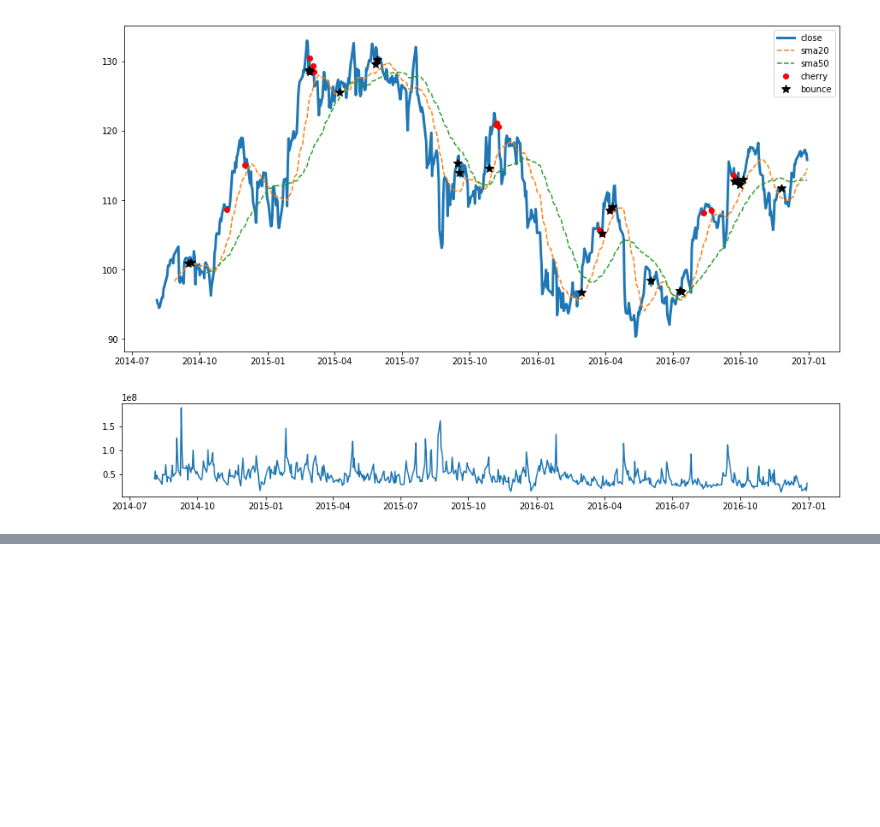
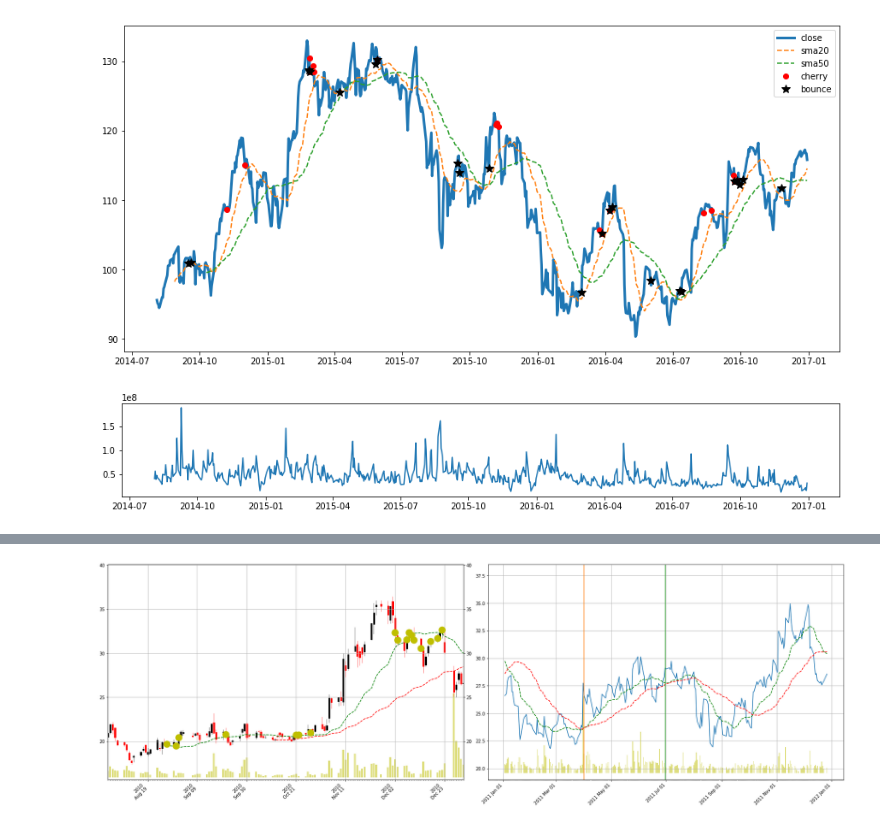
Before and after one commit to ajmal017/trade_analytics, a Jupyter notebook: trade_analytics/trade_analytics.ipynb, the cells around one changed output, grey strips where cells are left out. Saved outputs shown, nothing was run; the diff lists cells and outputs as text; code cells hidden in the pictures; blank space fills up the shorter version.

Commit message:
done chart server

```diff
--- a/trade_analytics/trade_analytics.ipynb
+++ b/trade_analytics/trade_analytics.ipynb
@@ -468,11 +424,0 @@ stop
-# %%
-from featureapp import tornadosebsocket_A as twbskt
-import threading
-import pandas as pd
-df=pd.DataFrame({'A':[1,2,3,4],'B':[8,7,6,5]})
-
-twbskt.RUN(df.copy())
-
-# thrd=threading.Thread(target=twbskt.RUN,args=(df.copy(),))
-# thrd.start()
-# thrd.join()
@@ -480,0 +425,86 @@ stopped
+# %%
+def MakeChart(dF,T0,T,featcols):
+    df=dF[T0:T].copy()
+    dfperf=dF[T:(T+pd.DateOffset(360)).date()].copy()
+
+    autodate=AutoDateLocator()
+    mondays = WeekdayLocator(MONDAY)        # major ticks on the mondays
+    alldays = DayLocator()              # minor ticks on the days
+    weekFormatter = DateFormatter('%Y\n %b %d')  # e.g., Jan 12
+    dayFormatter = DateFormatter('%d')      # e.g., 12
+
+    fig, ax = plt.subplots(1,2,figsize=(30,10))
+    fig.subplots_adjust(bottom=0.2)
+    ax[0].xaxis.set_major_locator(autodate)
+    ax[0].xaxis.set_minor_locator(alldays)
+    ax[0].xaxis.set_major_formatter(weekFormatter)
+
+
+
+    quotes=[tuple(x) for x in df[['datenum','Open','High','Low','Close','Volume']].to_records(index=False)]
+    ret=candlestick_ohlc(ax[0], quotes, width=0.6)
+    ax[0].plot(df['datenum'],df['sma20'],'g--',label='sma20')
+    ax[0].plot(df['datenum'],df['sma50'],'r--',label='sma50')
+
+    L=df['High'].max()-df['Low'].min()
+    mm=df['Volume'].max()
+    print mm
+    ax[0].bar(df['datenum'],0.5*L*df['Volume']/mm,bottom=df['Low'].min()-1.5,color='y',alpha=0.5)
+#     volume_overlay3(ax[0], quotes, colorup='k', colordown='r', width=4, alpha=1.0)
+
+    for ff in  featcols:
+        dp=df[df[ff]==True]
+        ax[0].plot(dp['datenum'],dp['Close'],'y',marker='o',markersize=15,linestyle='',label=ff)
+
+    ax[0].set_xlim(quotes[0][0],quotes[-1][0])
+    ax[0].set_ylim(df['Low'].min()*0.9,df['High'].max()*1.1)
+    ax[0].grid()
+
+    ax2 = ax[0].twinx()
+    ax2.set_ylim(df['Low'].min()*0.9,df['High'].max()*1.1)
+#     ax2.set_yticks( )
+
+    ax[0].xaxis_date()
+    ax[0].autoscale_view()
+    plt.setp(ax[0].get_xticklabels(), rotation=45, horizontalalignment='right')
+
+    autodate=AutoDateLocator()
+    mondays = WeekdayLocator(MONDAY)        # major ticks on the mondays
+    alldays = DayLocator()              # minor ticks on the days
+    weekFormatter = DateFormatter('%Y %b %d')  # e.g., Jan 12
+    dayFormatter = DateFormatter('%d')      # e.g., 12
+
+    ax[1].xaxis.set_major_locator(autodate)
+    ax[1].xaxis.set_minor_locator(alldays)
+    ax[1].xaxis.set_major_formatter(weekFormatter)
+
+    ax[1].plot(dfperf['datenum'],dfperf['Close'],label='Close')
+    ax[1].plot(dfperf['datenum'],dfperf['sma20'],'g--',label='sma20')
+    ax[1].plot(dfperf['datenum'],dfperf['sma50'],'r--',label='sma50')
+
+    L=dfperf['High'].max()-dfperf['Low'].min()
+    mm=dfperf['Volume'].max()
+    ax[1].bar(dfperf['datenum'],0.5*L*dfperf['Volume']/mm,bottom=dfperf['Low'].min()-1.5,color='y',alpha=0.5)
+
+
+    ind3m=dfperf.index[dfperf.index<=(T+pd.DateOffset(90)).date()][-1]
+    ind6m=dfperf.index[dfperf.index<=(T+pd.DateOffset(180)).date()][-1]
+    ax[1].plot([dfperf.loc[ind3m,'datenum'],dfperf.loc[ind3m,'datenum']],[dfperf['Low'].min()*0.9,dfperf['High'].max()*1.1],label='Close')
+    ax[1].plot([dfperf.loc[ind6m,'datenum'],dfperf.loc[ind6m,'datenum']],[dfperf['Low'].min()*0.9,dfperf['High'].max()*1.1],label='Close')
+
+    ax[1].set_ylim(dfperf['Low'].min()*0.9,dfperf['High'].max()*1.1)
+    ax[1].xaxis_date()
+    ax[1].autoscale_view()
+    ax[1].grid()
+
+    plt.setp(ax[1].get_xticklabels(), rotation=45, horizontalalignment='right')
+
+    plt.subplots_adjust(wspace=0.07, hspace=0)
+
+    plt.show()
+    # mpld3.show()
+    # mpld3.display(fig)
+
+
+MakeChart(df,pd.datetime(2010,1,1).date(),pd.datetime(2011,1,1).date(),['SMA20bounce'])
+# %% [output]
@@ -480,0 +512 @@ stopped
+[figure, added]
```
Also changed, not shown: parts of 17 cells of this notebook, 13 other files.
